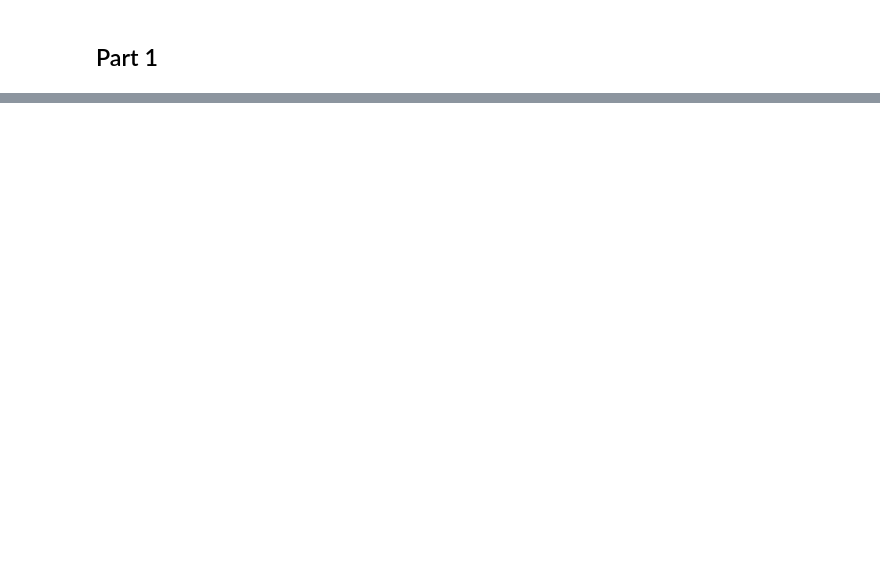
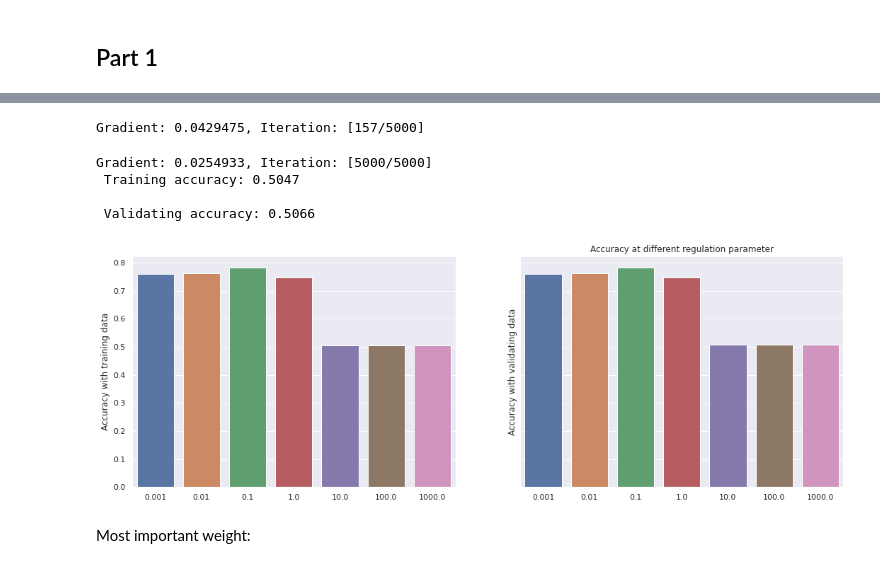
Before and after one commit to KingstonRainsworthCS/AI-534, a Jupyter notebook: IA2/IA2.ipynb, the cells around one changed output, grey strips where cells are left out. Cells and saved outputs as stored; diff of their text form; code cells hidden in the pictures; blank space fills up the shorter version.

```diff
--- a/IA2/IA2.ipynb
+++ b/IA2/IA2.ipynb
@@ -37,3 +37,10 @@ normalizeData.head()
 | 3 | 1 | 1 | 1.091249 | 1 | 0 | 1 | 0.844416 | ... |
 | 4 | 1 | 1 | -0.606074 | 1 | 0 | 1 | -1.605168 | ... |
 5 rows × 198 columns
+# %%
+validationData = testData
+validationData['Age'] = (validationData['Age'] - originalData['Age'].mean()) / originalData['Age'].std()
+validationData['Annual_Premium'] = (validationData['Annual_Premium'] - originalData['Annual_Premium'].mean()) / originalData['Annual_Premium'].std()
+validationData['Vintage'] = (validationData['Vintage'] - originalData['Vintage'].mean()) / originalData['Vintage'].std()
+
+validationData.head()
@@ -41,0 +156,8 @@ normalizeData.head()
+# %%
+wLambda10 = BGDLogic(featureData, originalData['Response'], initialGuess, MAX_ITER, MIN_ERR, 0.1, 10)
+
+trainAccWLambda10 = getAccuracy(getPrediction(wLambda10, featureData), originalData['Response'])
+print('\n Training accuracy: %6.4f'%trainAccWLambda10)
+
+valAccWLambda10 = getAccuracy(getPrediction(wLambda10, featureValidationData), validationData['Response'])
+print('\n Validating accuracy: %6.4f'%valAccWLambda10)
@@ -41,0 +169,8 @@ normalizeData.head()
+# %%
+wLambda100 = BGDLogic(featureData, originalData['Response'], initialGuess, MAX_ITER, MIN_ERR, 0.1, 100)
+
+trainAccWLambda100 = getAccuracy(getPrediction(wLambda100, featureData), originalData['Response'])
+print('\n Training accuracy: %6.4f'%trainAccWLambda100)
+
+valAccWLambda100 = getAccuracy(getPrediction(wLambda100, featureValidationData), validationData['Response'])
+print('\n Validating accuracy: %6.4f'%valAccWLambda100)
@@ -41,0 +184,32 @@ normalizeData.head()
+# %%
+wLambda1000 = BGDLogic(featureData, originalData['Response'], initialGuess, MAX_ITER, MIN_ERR, 0.1, 1000)
+
+trainAccWLambda1000 = getAccuracy(getPrediction(wLambda1000, featureData), originalData['Response'])
+print('\n Training accuracy: %6.4f'%trainAccWLambda1000)
+
+valAccWLambda1000 = getAccuracy(getPrediction(wLambda1000, featureValidationData), validationData['Response'])
+print('\n Validating accuracy: %6.4f'%valAccWLambda1000)
+# %% [output]
+Gradient: 0.0429475, Iteration: [157/5000]
+Gradient: 0.0254933, Iteration: [5000/5000]
+ Training accuracy: 0.5047
+
+ Validating accuracy: 0.5066
+# %%
+f, (ax1, ax2) = plt.subplots(1, 2, figsize=(18, 6), sharey=True)
+plt.title("Accuracy at different regulation parameter")
+
+x1 = np.array([0.001,0.01,0.1,1,10,100,1000])
+y1 = np.array([trainAccWLambda0001, trainAccWLambda001, trainAccWLambda01, trainAccWLambda1, trainAccWLambda10, trainAccWLambda100, trainAccWLambda1000])
+sns.barplot(x=x1, y=y1, ax=ax1)
+ax1.set_ylabel("Accuracy with training data")
+
+x2 = np.array([0.001,0.01,0.1,1,10,100,1000])
+y2 = np.array([valAccWLambda0001, valAccWLambda001, valAccWLambda01, valAccWLambda1, valAccWLambda10, valAccWLambda100, valAccWLambda1000])
+sns.barplot(x=x2, y=y2, ax=ax2)
+ax2.set_ylabel("Accuracy with validating data")
+plt.show()
+# %% [output]
+[figure, added]
+# %% [markdown]
+Most important weight:
```
Also changed, not shown: parts of 22 cells of this notebook, 1 other file.
